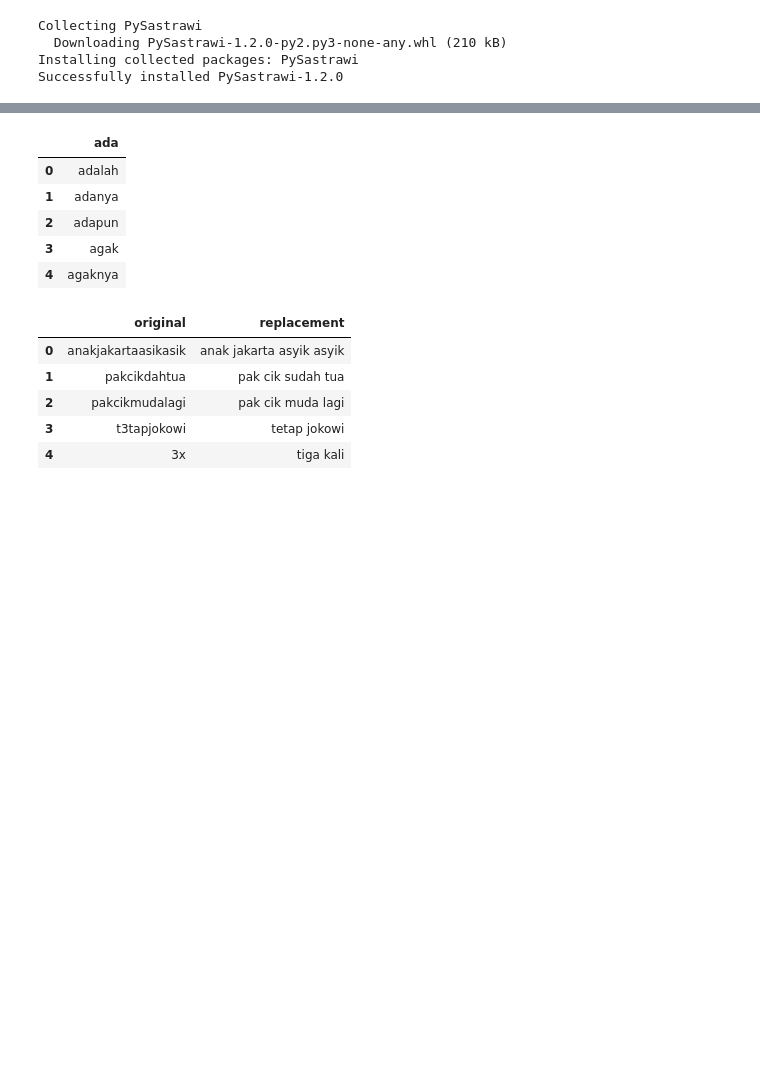
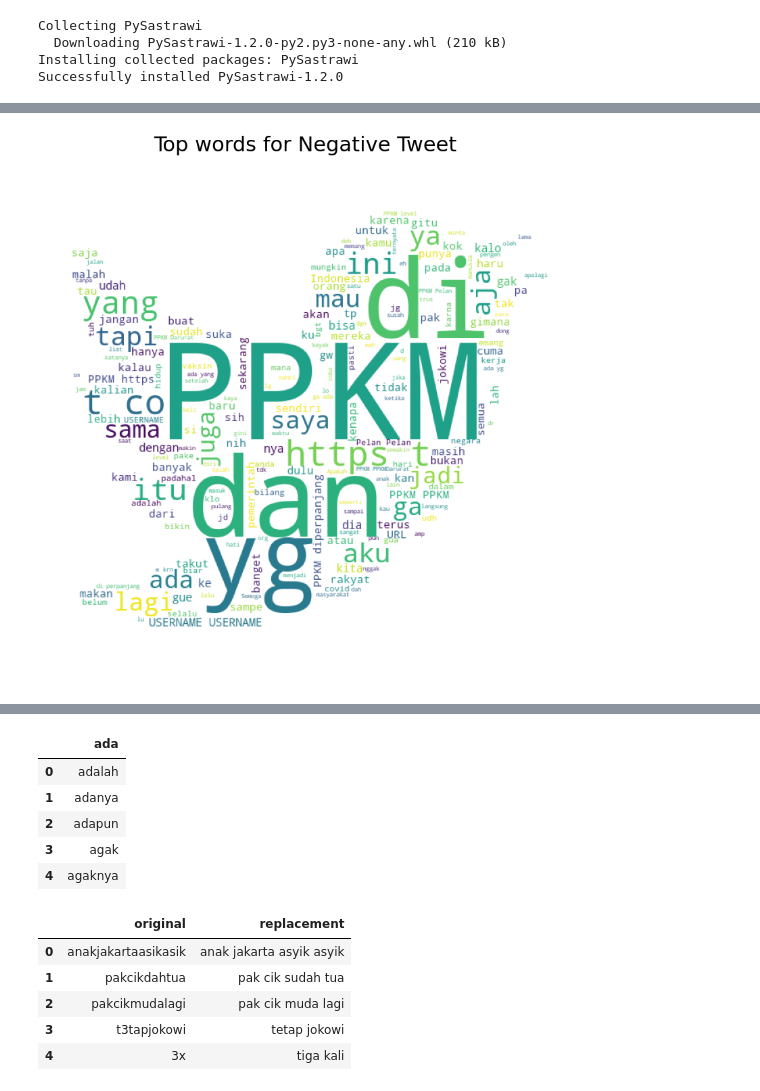
Before and after one commit to rizkyyanuark/Sentiment-Analysis-KIPK-based-Tweets-from-X, a Jupyter notebook: Sentiment_Analisis_Program_KIPK.ipynb, the cells around one changed output, grey strips where cells are left out. Saved outputs shown, nothing was run; the diff lists cells and outputs as text; code cells hidden in the pictures; blank space fills up the shorter version.

```diff
--- a/Sentiment_Analisis_Program_KIPK.ipynb
+++ b/Sentiment_Analisis_Program_KIPK.ipynb
@@ -149,0 +250,15 @@ plt.show()
+# %%
+wc = WordCloud(
+    background_color='white',
+    max_words=200,
+    mask=twitter_mask,
+)
+wc.generate(' '.join(text for text in df.loc[df['label'] == 'negative', 'Tweet']))
+plt.figure(figsize=(18,10))
+plt.title('Top words for Negative Tweet',
+          fontdict={'size': 22,  'verticalalignment': 'bottom'})
+plt.imshow(wc)
+plt.axis("off")
+plt.show()
+# %% [output]
+[figure, added]
```
Also changed, not shown: parts of 113 cells of this notebook, 9 other files.
